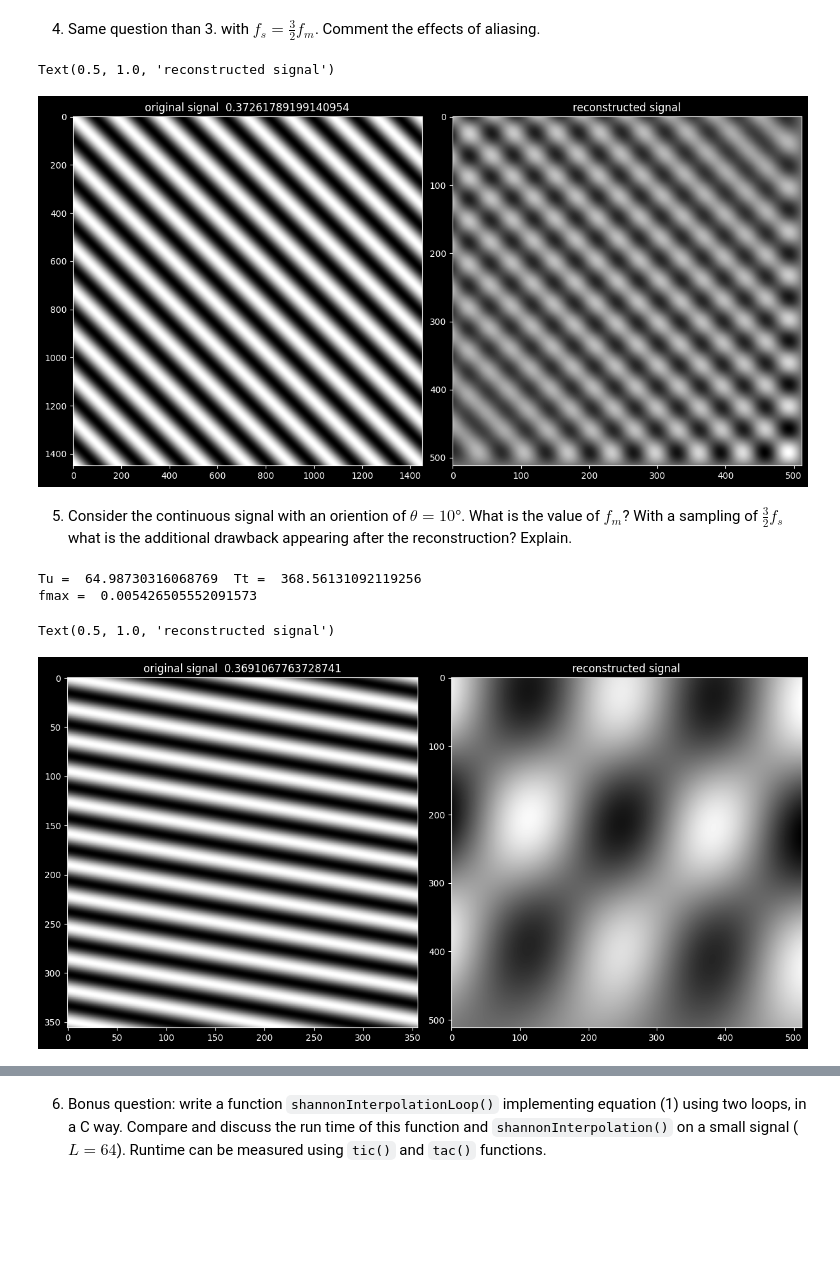
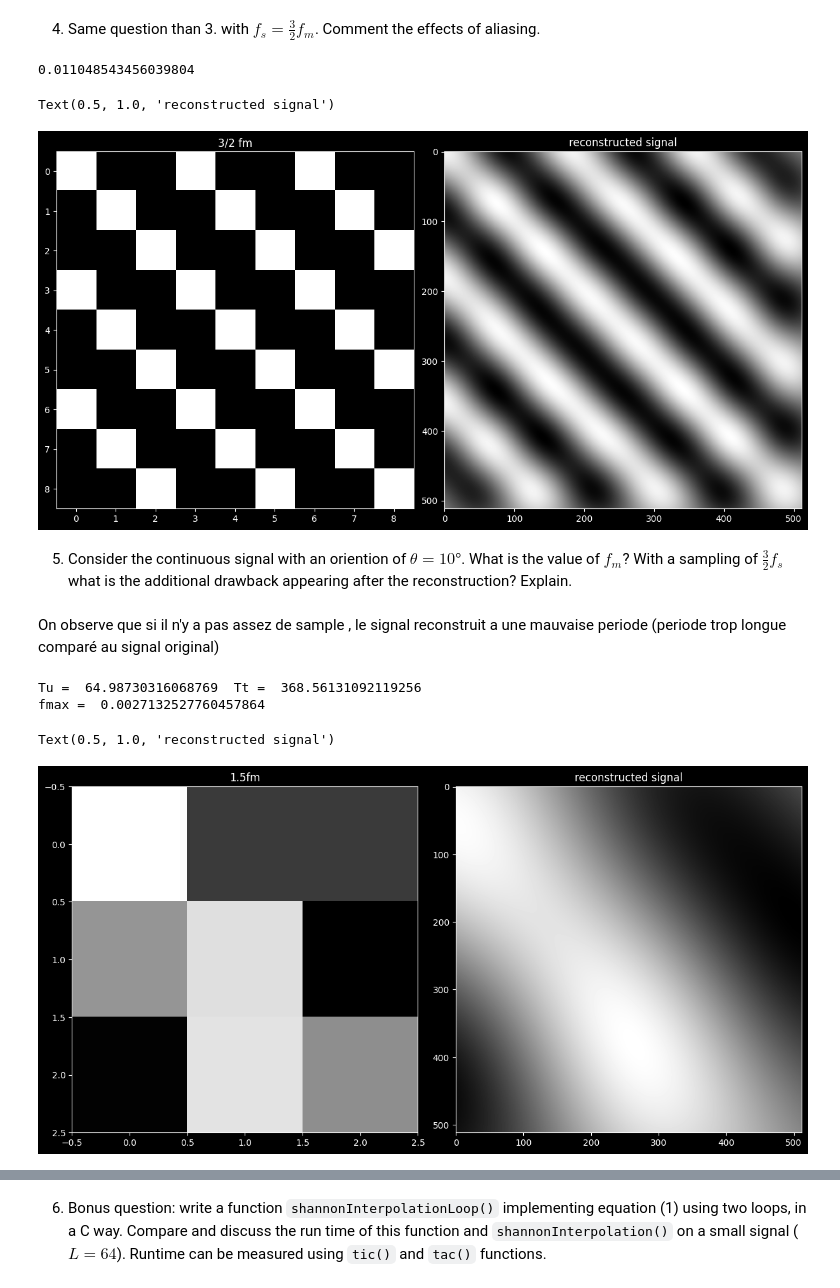
Before and after one commit to HugoRdet/BIMA, a Jupyter notebook: TME3/TME3.ipynb, the cells around one changed output, grey strips where cells are left out. Drawn from its saved outputs; the diff is of its cells as text; code cells hidden in the pictures; blank space fills up the shorter version.

```diff
--- a/TME3/TME3.ipynb
+++ b/TME3/TME3.ipynb
@@ -216,42 +223,46 @@ Text(0.5, 1.0, 'reconstructed signal')
 # %% [markdown]
 4. Same question than 3. with $f_s = \frac32f_m$. Comment the effects of aliasing.
 # %%
-I_correc=sinusoid2d(A=1,theta=45,T0=45,Te=1/(1.5*fm),size=512)
+print(fm)
+I_correc=sinusoid2d(A=1,theta=45,T0=64,Te=1/((3/2)*fm),size=512)
 Reconstructed_i=shannonInterpolation(I_correc, 1/(1.5*fm), 512)
 
 axs = (plt.figure(constrained_layout=True,figsize=(1000//80,1000//80))
        .subplots(1, 2, sharex=False, sharey=False))
-axs[0].imshow(sinusoid2d(A=1,theta=45,T0=45,Te=1/(128*fm),size=512),cmap="gray")
-axs[0].set_title('original signal  '+str(error(sinusoid2d(A=1,theta=45,T0=45,Te=1/(256*fm),size=512),Reconstructed_i,1,512)))
+axs[0].imshow(I_correc,cmap="gray")
+axs[0].set_title('3/2 fm')
 
 axs[1].imshow(Reconstructed_i,cmap="gray")
 axs[1].set_title('reconstructed signal')
 # %% [output]
-Text(0.5, 1.0, 'reconstructed signal')
+0.011048543456039804
+Text(0.5, 1.0, 'reconstructed signal')
-[figure, old version]
+[figure, new version]
 # %% [markdown]
 5. Consider the continuous signal with an oriention of $\theta=10°$. What is the value of $f_m$? With a sampling of $\frac32 f_s$ what is the additional drawback appearing after the reconstruction? Explain.
+# %% [markdown]
+On observe que si il n'y a pas assez de sample , le signal reconstruit a une mauvaise periode (periode trop longue comparé au signal original)
 # %%
 Tu_1= 64.0 / np.cos(np.radians(10.0))
 Tt_1= 64.0 / np.sin(np.radians(10.0))
-fm_1=2*1/(np.max([Tu_1,Tt_1]))
+fm_1=1/(np.max([Tu_1,Tt_1]))
 
 print("Tu = ",Tu_1," Tt = ",Tt_1)
 print("fmax = ",fm_1)
 # %% [output]
 Tu =  64.98730316068769  Tt =  368.56131092119256
-fmax =  0.005426505552091573
+fmax =  0.0027132527760457864
 # %%
-I_correc=sinusoid2d(A=1,theta=10,T0=45,Te=1/(1.5*fm_1),size=512)
-Reconstructed_i=shannonInterpolation(I_correc, 1/(1.5*fm_1), 512)
+I_correc1=sinusoid2d(A=1,theta=10,T0=64,Te=1/(1.5*fm_1),size=512)
+Reconstructed_i1=shannonInterpolation(I_correc1, 1/(1.5*fm_1), 512)
 
 axs = (plt.figure(constrained_layout=True,figsize=(1000//80,1000//80))
        .subplots(1, 2, sharex=False, sharey=False))
-axs[0].imshow(sinusoid2d(A=1,theta=10,T0=45,Te=1/(128*fm_1),size=512),cmap="gray")
-axs[0].set_title('original signal  '+str(error(sinusoid2d(A=1,theta=10,T0=45,Te=1/(256*fm_1),size=512),Reconstructed_i,1,512)))
+axs[0].imshow(I_correc1,cmap="gray")
+axs[0].set_title('1.5fm')
 
-axs[1].imshow(Reconstructed_i,cmap="gray")
+axs[1].imshow(Reconstructed_i1,cmap="gray")
 axs[1].set_title('reconstructed signal')
 # %% [output]
 Text(0.5, 1.0, 'reconstructed signal')
-[figure, old version]
+[figure, new version]
```
Also changed, not shown: parts of 24 cells of this notebook, 4 other files.
